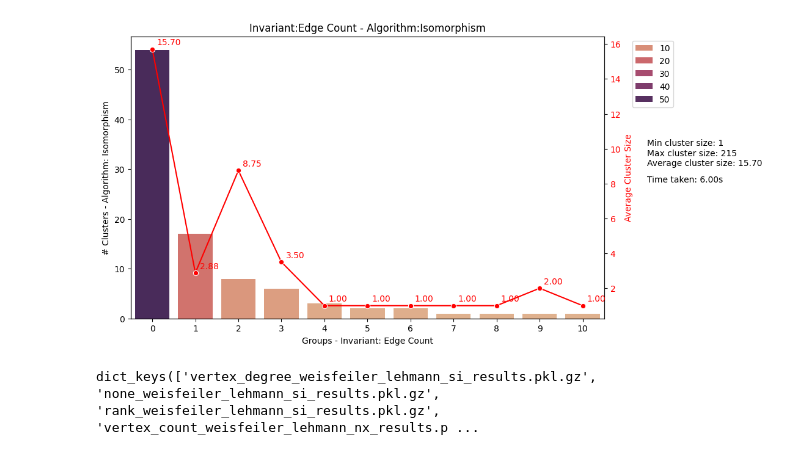
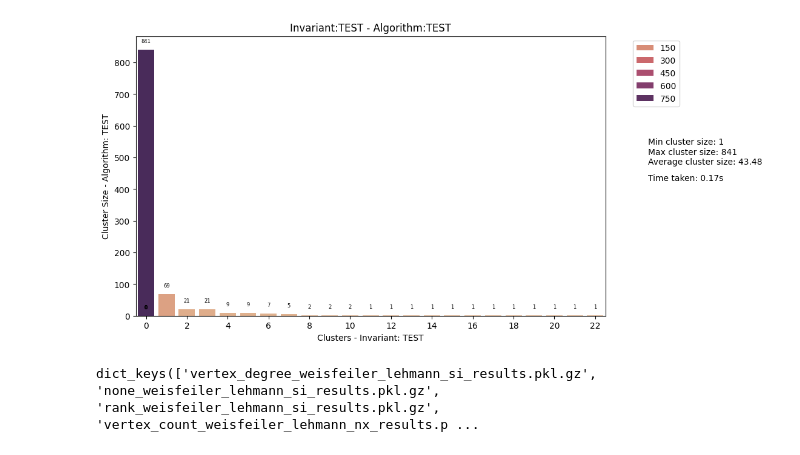
Before and after one commit to sl0wl1/graph_theory_university, a Jupyter notebook: viz.ipynb, the cells around one changed output. Cells and saved outputs as stored; diff of their text form; code cells hidden in the pictures.

Commit message:
feat: improvements for only cluster no invariant

```diff
--- a/viz.ipynb
+++ b/viz.ipynb
@@ -110,8 +191,8 @@ def plot_clusters_with_avg_size(clusters: dict, invariant_name, algorithm_name,
 # %%
-cluster_test = load_from_pickle('data/results/edge_count_isomorphism_test_results.pkl.gz')
-plot_clusters_with_avg_size(cluster_test['clusters'], 'Edge Count', 'Isomorphism', cluster_test['time'])
+cluster_test = load_from_pickle('data/results/none_weisfeiler_lehmann_nx_results.pkl.gz')
+plot_clusters(cluster_test['clusters'], 'TEST', 'TEST', cluster_test['time'])
 # %% [output]
-[figure, old version]
+[figure, new version]
 # %%
 import os
 
```
Also changed, not shown: parts of 3 cells of this notebook.
